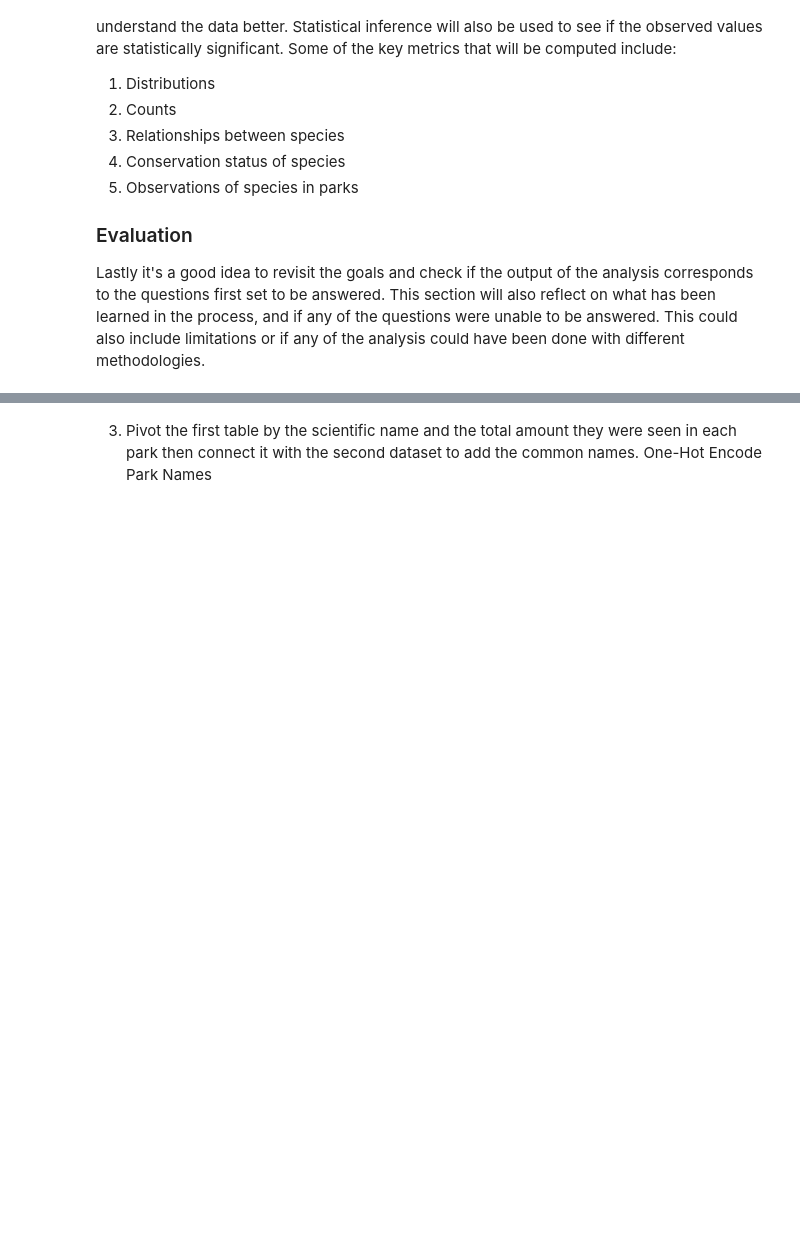
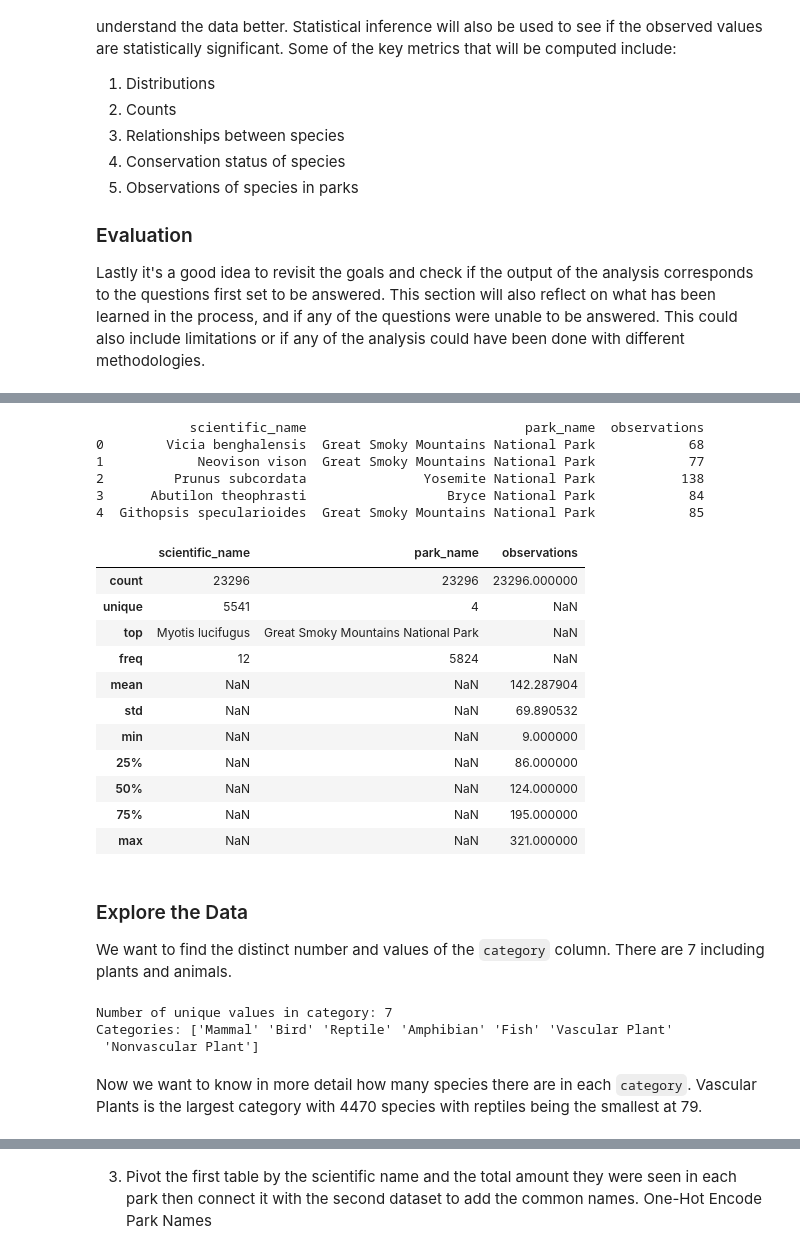
Before and after one commit to Maxrio9/Python-Data-Science, a Jupyter notebook: biodiversity_parks_project/biodiversity.ipynb, the cells around one changed output, grey strips where cells are left out. Drawn from its saved outputs; the diff is of its cells as text; code cells hidden in the pictures; blank space fills up the shorter version.

```diff
--- a/biodiversity_parks_project/biodiversity.ipynb
+++ b/biodiversity_parks_project/biodiversity.ipynb
@@ -100,0 +100,37 @@ Threatened               0.0             2.0
+# %%
+print(observations.head(), "\n")
+observations.describe(include = "all")
+# %% [output]
+            scientific_name                            park_name  observations
+0        Vicia benghalensis  Great Smoky Mountains National Park            68
+1            Neovison vison  Great Smoky Mountains National Park            77
+2         Prunus subcordata               Yosemite National Park           138
+3      Abutilon theophrasti                  Bryce National Park            84
+4  Githopsis specularioides  Great Smoky Mountains National Park            85
+|  | scientific_name | park_name | observations |
+| count | 23296 | 23296 | 23296.000000 |
+| unique | 5541 | 4 | NaN |
+| top | Myotis lucifugus | Great Smoky Mountains National Park | NaN |
+| freq | 12 | 5824 | NaN |
+| mean | NaN | NaN | 142.287904 |
+| std | NaN | NaN | 69.890532 |
+| min | NaN | NaN | 9.000000 |
+| 25% | NaN | NaN | 86.000000 |
+| 50% | NaN | NaN | 124.000000 |
+| 75% | NaN | NaN | 195.000000 |
+| max | NaN | NaN | 321.000000 |
+# %% [markdown]
+### Explore the Data
+
+We want to find the distinct number and values of the `category` column.
+There are 7 including plants and animals.
+# %%
+print("Number of unique values in category:", species.category.nunique())
+print("Categories:", species.category.unique())
+# %% [output]
+Number of unique values in category: 7
+Categories: ['Mammal' 'Bird' 'Reptile' 'Amphibian' 'Fish' 'Vascular Plant'
+ 'Nonvascular Plant']
+# %% [markdown]
+Now we want to know in more detail how many species there are in each `category`.
+Vascular Plants is the largest category with 4470 species with reptiles being the smallest at 79.
```
Also changed, not shown: parts of 37 cells of this notebook, 1 other file.
